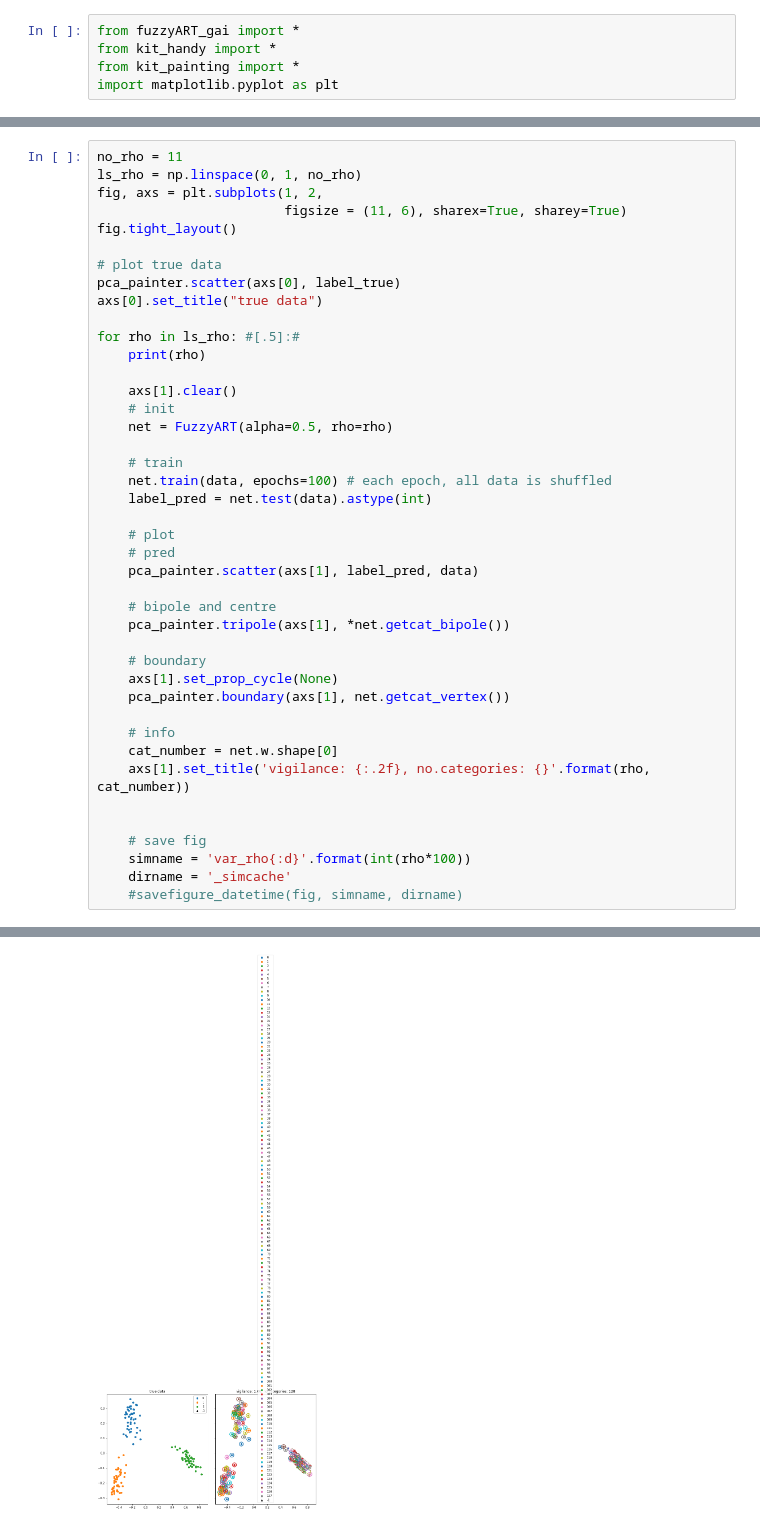
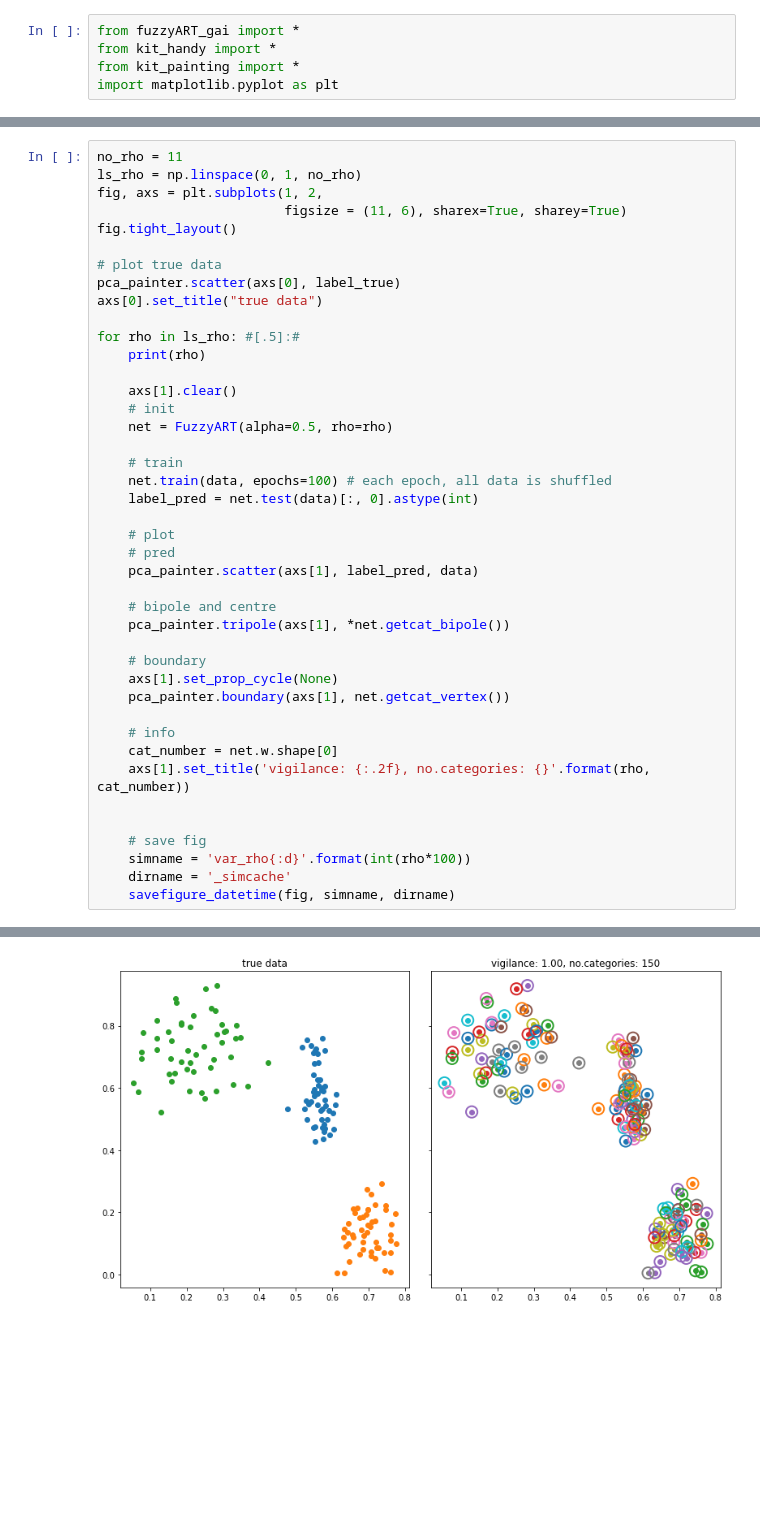
Before and after one commit to anish-lu-yihe/art, a Jupyter notebook: fuzzyART_var_rho.ipynb, the cells around one changed output, grey strips where cells are left out. Cells and saved outputs as stored; diff of their text form; blank space fills up the shorter version.

```diff
--- a/fuzzyART_var_rho.ipynb
+++ b/fuzzyART_var_rho.ipynb
@@ -28,7 +28,7 @@ for rho in ls_rho: #[.5]:#
 
     # train
     net.train(data, epochs=100) # each epoch, all data is shuffled
-    label_pred = net.test(data).astype(int)
+    label_pred = net.test(data)[:, 0].astype(int)
 
     # plot
     # pred
@@ -49,6 +49,6 @@ for rho in ls_rho: #[.5]:#
     # save fig
     simname = 'var_rho{:d}'.format(int(rho*100))
     dirname = '_simcache'
-    #savefigure_datetime(fig, simname, dirname)
+    savefigure_datetime(fig, simname, dirname)
 # %% [output]
 0.0
@@ -71 +71 @@ Category 127 is too small
-[figure, old version]
+[figure, new version]
```
Also changed, not shown: parts of 5 cells of this notebook, 1 other file.
